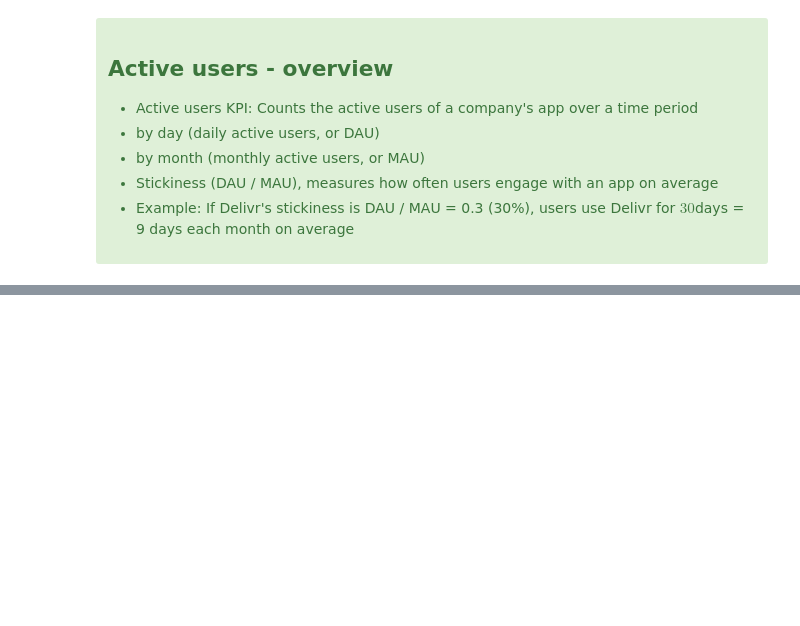
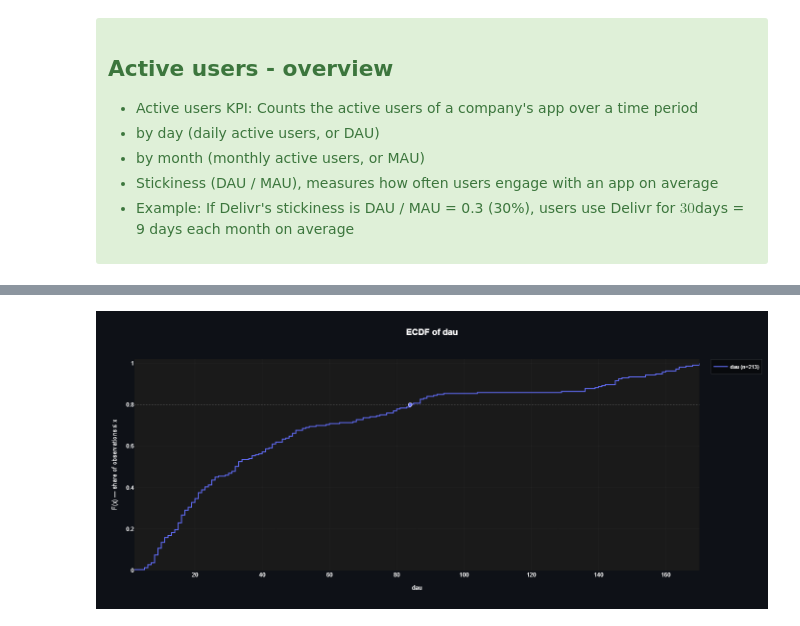
Before and after one commit to arianmokhtariha/Delivr-Business-Analysis, a Jupyter notebook: user-centric-KPI's.ipynb, the cells around one changed output, grey strips where cells are left out. Saved outputs shown, nothing was run; the diff lists cells and outputs as text; code cells hidden in the pictures; blank space fills up the shorter version.

```diff
--- a/user-centric-KPI's.ipynb
+++ b/user-centric-KPI's.ipynb
@@ -135,0 +172,10 @@ mau_query = run_query('''
+# %%
+# ecdf plot of daily active users
+
+dau_ecdf_plot = ecdf_plot(df=dau_query,
+                          cols='dau',
+                          mark_percentiles=[0.8]
+                          )
+dau_ecdf_plot
+# %% [output]
+[figure, added]
```
Also changed, not shown: parts of 13 cells of this notebook.
